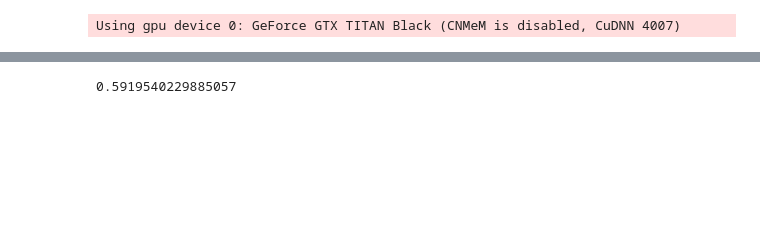
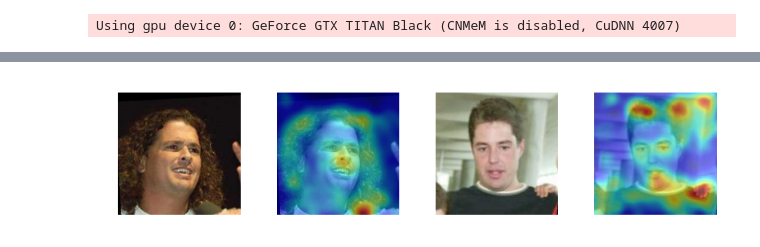
Before and after one commit to yassersouri/ghiaseddin, a Jupyter notebook: notebooks/playground-lfw.ipynb, the cells around one changed output, grey strips where cells are left out. Drawn from its saved outputs; the diff is of its cells as text; code cells hidden in the pictures; blank space fills up the shorter version.

Commit message:
update notebook with saliency example

```diff
--- a/notebooks/playground-lfw.ipynb
+++ b/notebooks/playground-lfw.ipynb
@@ -15,5 +15,5 @@ from datetime import datetime as dt
 # %% [output]
 Using gpu device 0: GeForce GTX TITAN Black (CNMeM is disabled, CuDNN 4007)
 # %%
-lfw = ghiaseddin.LFW10(ghiaseddin.settings.lfw10_root, attribute_index=4)
+lfw = ghiaseddin.LFW10(ghiaseddin.settings.lfw10_root, attribute_index=0)
 googlenet = ghiaseddin.GoogLeNet(ghiaseddin.settings.googlenet_weights)
@@ -69,4 +29,6 @@ matrixes.append(model.estimates_predictions_corrects_on_test())
+# %%
+fig = model.generate_saliency([1])
+# %% [output]
+[figure, added]
 # %%
-model.eval_accuracy()
+model.load()
-# %% [output]
-0.5919540229885057
```
Also changed, not shown: parts of 10 cells of this notebook.
